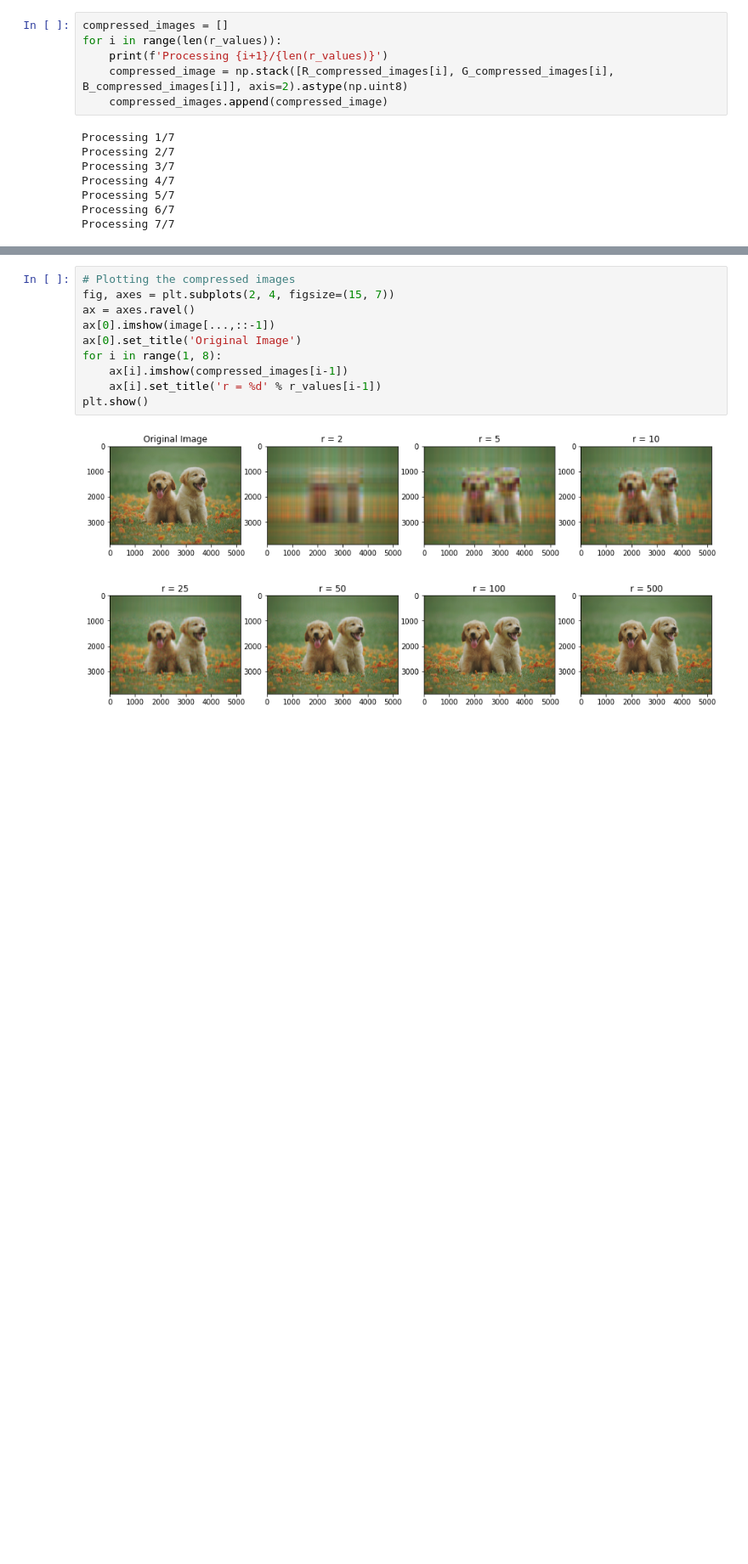
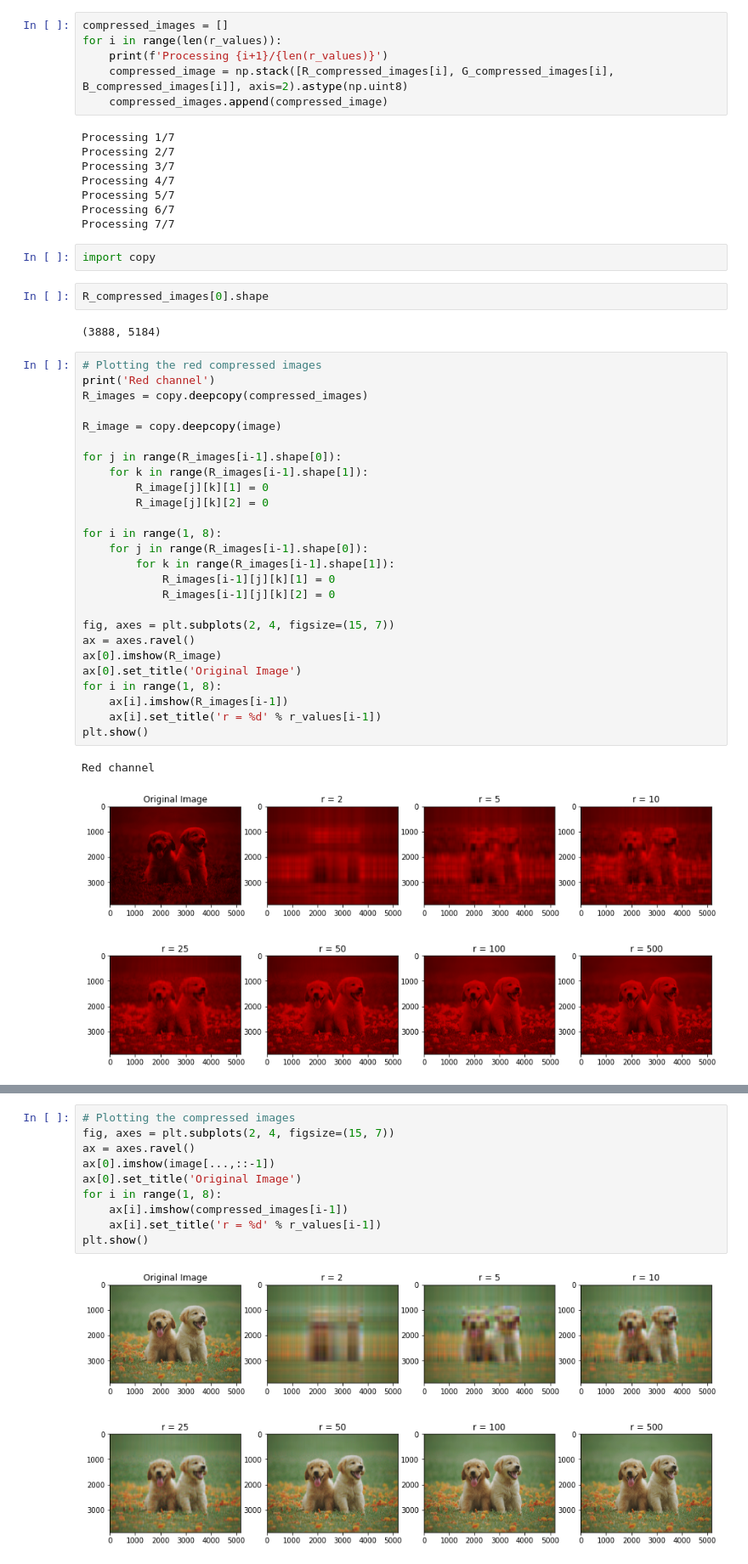
Before and after one commit to pranjalanimesh/me793-assignments, a Jupyter notebook: assignment 2/main.ipynb, the cells around one changed output, grey strips where cells are left out. Shown at 85% size. Saved outputs shown, nothing was run; the diff lists cells and outputs as text; blank space fills up the shorter version.

```diff
--- a/assignment 2/main.ipynb
+++ b/assignment 2/main.ipynb
@@ -195,3 +195,38 @@ Processing 4/7
 Processing 5/7
 Processing 6/7
 Processing 7/7
+# %%
+import copy
+# %%
+R_compressed_images[0].shape
+# %% [output]
+(3888, 5184)
+# %%
+# Plotting the red compressed images
+print('Red channel')
+R_images = copy.deepcopy(compressed_images)
+
+R_image = copy.deepcopy(image)
+
+for j in range(R_images[i-1].shape[0]):
+    for k in range(R_images[i-1].shape[1]):
+        R_image[j][k][1] = 0
+        R_image[j][k][2] = 0
+
+for i in range(1, 8):
+    for j in range(R_images[i-1].shape[0]):
+        for k in range(R_images[i-1].shape[1]):
+            R_images[i-1][j][k][1] = 0
+            R_images[i-1][j][k][2] = 0
+
+fig, axes = plt.subplots(2, 4, figsize=(15, 7))
+ax = axes.ravel()
+ax[0].imshow(R_image)
+ax[0].set_title('Original Image')
+for i in range(1, 8):
+    ax[i].imshow(R_images[i-1])
+    ax[i].set_title('r = %d' % r_values[i-1])
+plt.show()
+# %% [output]
+Red channel
+[figure, added]
```
Also changed, not shown: parts of 3 cells of this notebook, 1 other file.
